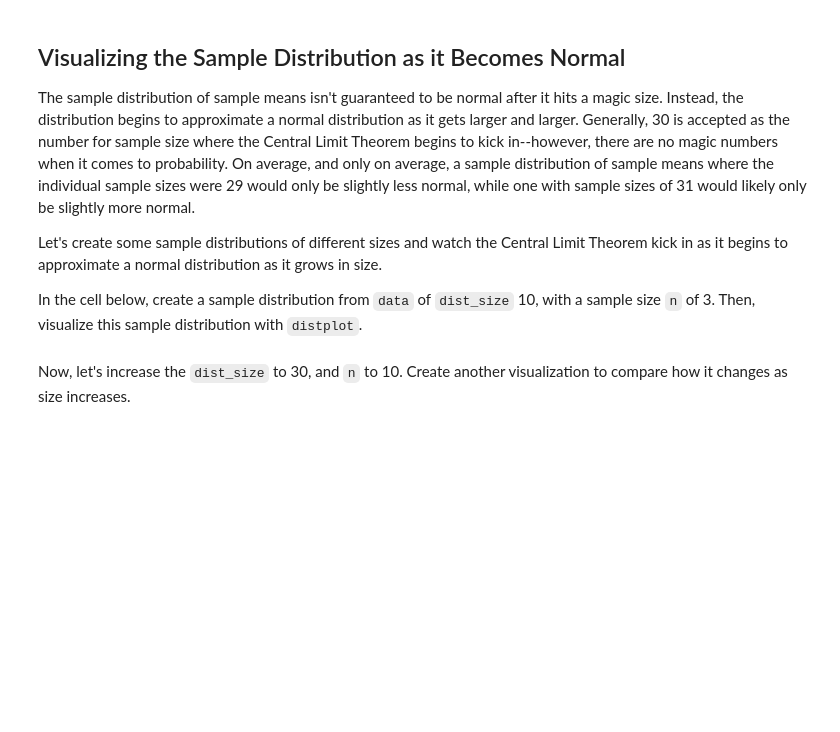
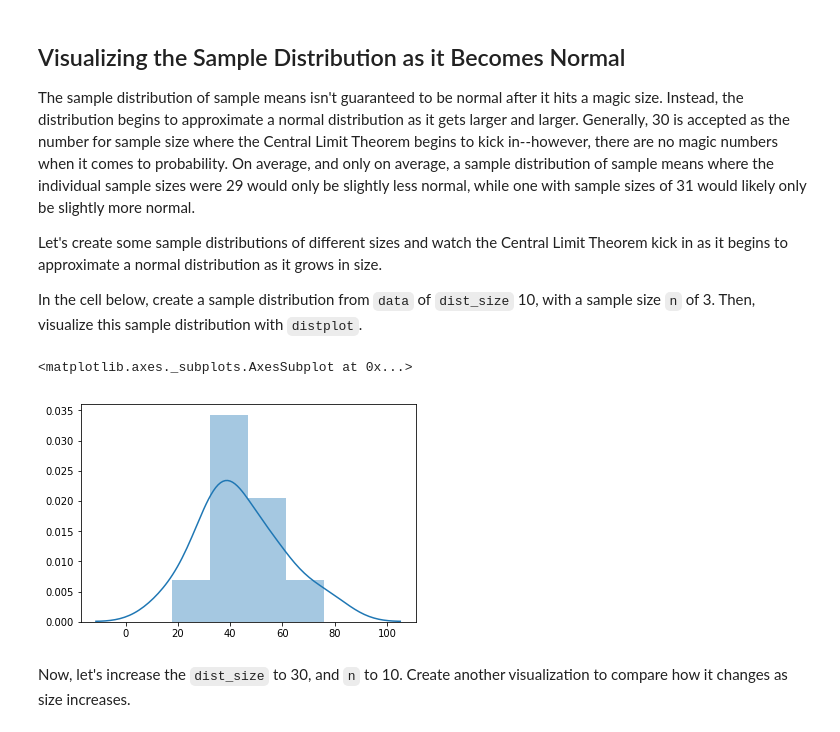
Before and after one commit to Patrickbfuller/dsc-2-19-13-central-limit-theorem-lab-seattle-ds-career-040119, a Jupyter notebook: index.ipynb, the cells around one changed output. Cells and saved outputs as stored; diff of their text form; code cells hidden in the pictures; blank space fills up the shorter version.

```diff
--- a/index.ipynb
+++ b/index.ipynb
@@ -115,7 +115,10 @@ Let's create some sample distributions of different sizes and watch the Central
 In the cell below, create a sample distribution from `data` of `dist_size` 10, with a sample size `n` of 3. Then, visualize this sample distribution with `distplot`.
 # %%
 sample_dist = create_sample_distribution(df, dist_size=10, n=3)
-sns.distplot()
+sns.distplot(sample_dist)
+# %% [output]
+<matplotlib.axes._subplots.AxesSubplot at 0x...>
+[figure, added]
 # %% [markdown]
 Now, let's increase the `dist_size` to 30, and `n` to 10.  Create another visualization to compare how it changes as size increases.
 # %% [markdown]
```
